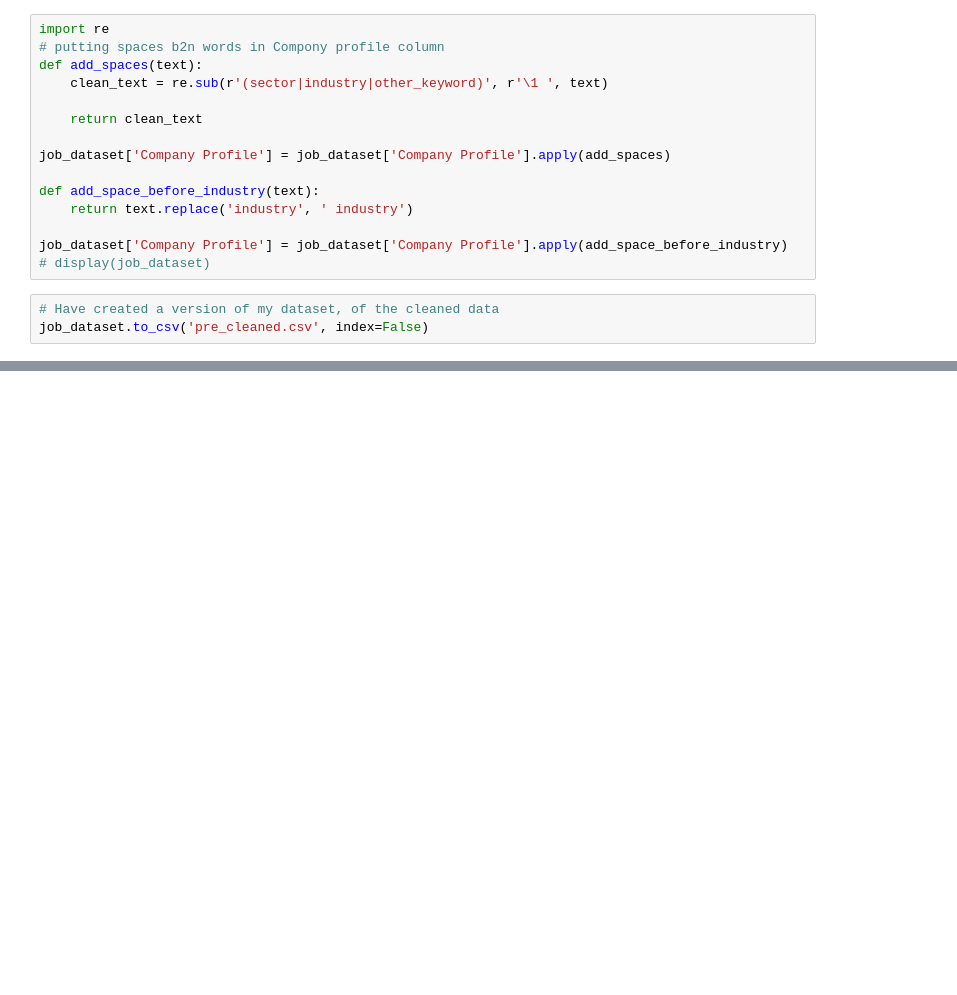
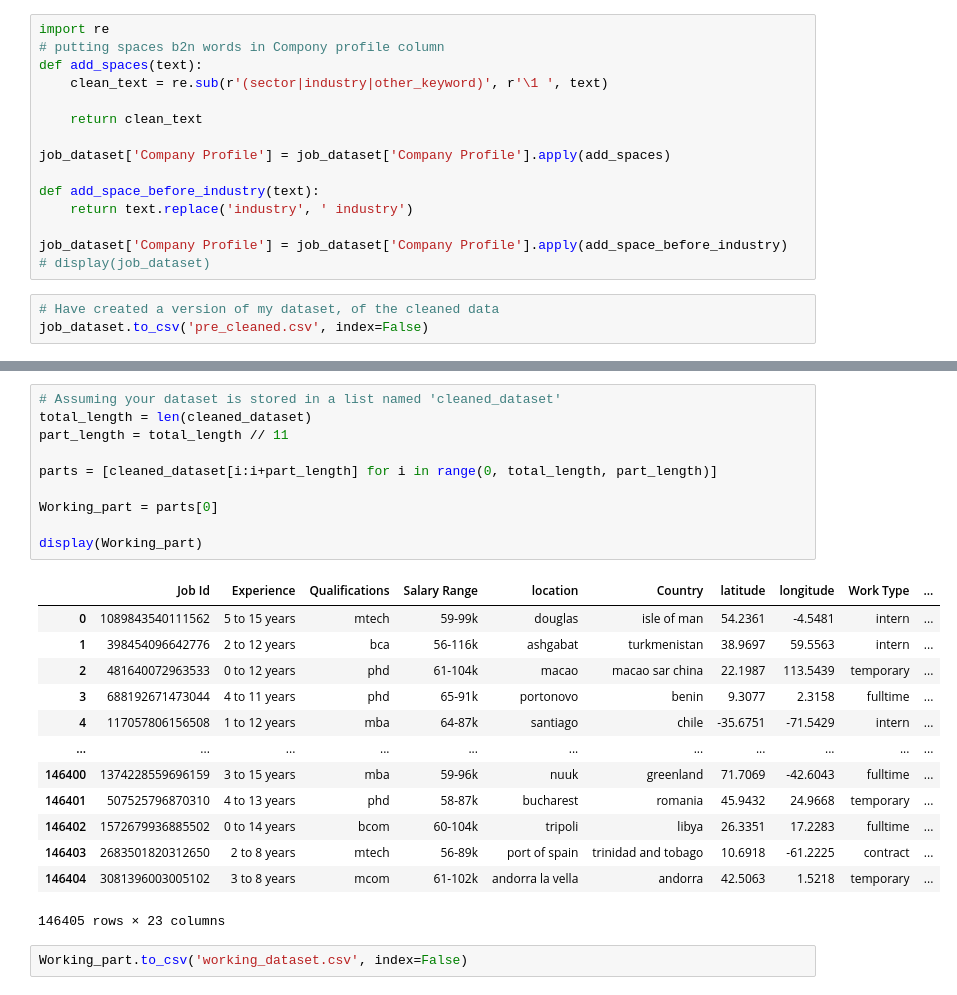
Before and after one commit to Desmo-nd/Job-Matching-ML, a Jupyter notebook: ML/portal.ipynb, the cells around one changed output, grey strips where cells are left out. Drawn from its saved outputs; the diff is of its cells as text; blank space fills up the shorter version.

Commit message:
workig part

```diff
--- a/ML/portal.ipynb
+++ b/ML/portal.ipynb
@@ -129,0 +148,26 @@ job_dataset.to_csv('pre_cleaned.csv', index=False)
+# %%
+# Assuming your dataset is stored in a list named 'cleaned_dataset'
+total_length = len(cleaned_dataset)
+part_length = total_length // 11
+
+parts = [cleaned_dataset[i:i+part_length] for i in range(0, total_length, part_length)]
+
+Working_part = parts[0]
+
+display(Working_part)
+# %% [output]
+|  | Job Id | Experience | Qualifications | Salary Range | location | Country | latitude | longitude | Work Type | ... |
+| 0 | 1089843540111562 | 5 to 15 years | mtech | 59-99k | douglas | isle of man | 54.2361 | -4.5481 | intern | ... |
+| 1 | 398454096642776 | 2 to 12 years | bca | 56-116k | ashgabat | turkmenistan | 38.9697 | 59.5563 | intern | ... |
+| 2 | 481640072963533 | 0 to 12 years | phd | 61-104k | macao | macao sar china | 22.1987 | 113.5439 | temporary | ... |
+| 3 | 688192671473044 | 4 to 11 years | phd | 65-91k | portonovo | benin | 9.3077 | 2.3158 | fulltime | ... |
+| 4 | 117057806156508 | 1 to 12 years | mba | 64-87k | santiago | chile | -35.6751 | -71.5429 | intern | ... |
+| ... | ... | ... | ... | ... | ... | ... | ... | ... | ... | ... |
+| 146400 | 1374228559696159 | 3 to 15 years | mba | 59-96k | nuuk | greenland | 71.7069 | -42.6043 | fulltime | ... |
+| 146401 | 507525796870310 | 4 to 13 years | phd | 58-87k | bucharest | romania | 45.9432 | 24.9668 | temporary | ... |
+| 146402 | 1572679936885502 | 0 to 14 years | bcom | 60-104k | tripoli | libya | 26.3351 | 17.2283 | fulltime | ... |
+| 146403 | 2683501820312650 | 2 to 8 years | mtech | 56-89k | port of spain | trinidad and tobago | 10.6918 | -61.2225 | contract | ... |
+| 146404 | 3081396003005102 | 3 to 8 years | mcom | 61-102k | andorra la vella | andorra | 42.5063 | 1.5218 | temporary | ... |
+146405 rows × 23 columns
+# %%
+Working_part.to_csv('working_dataset.csv', index=False)
```
Also changed, not shown: parts of 1 cell of this notebook, 1 other file.
